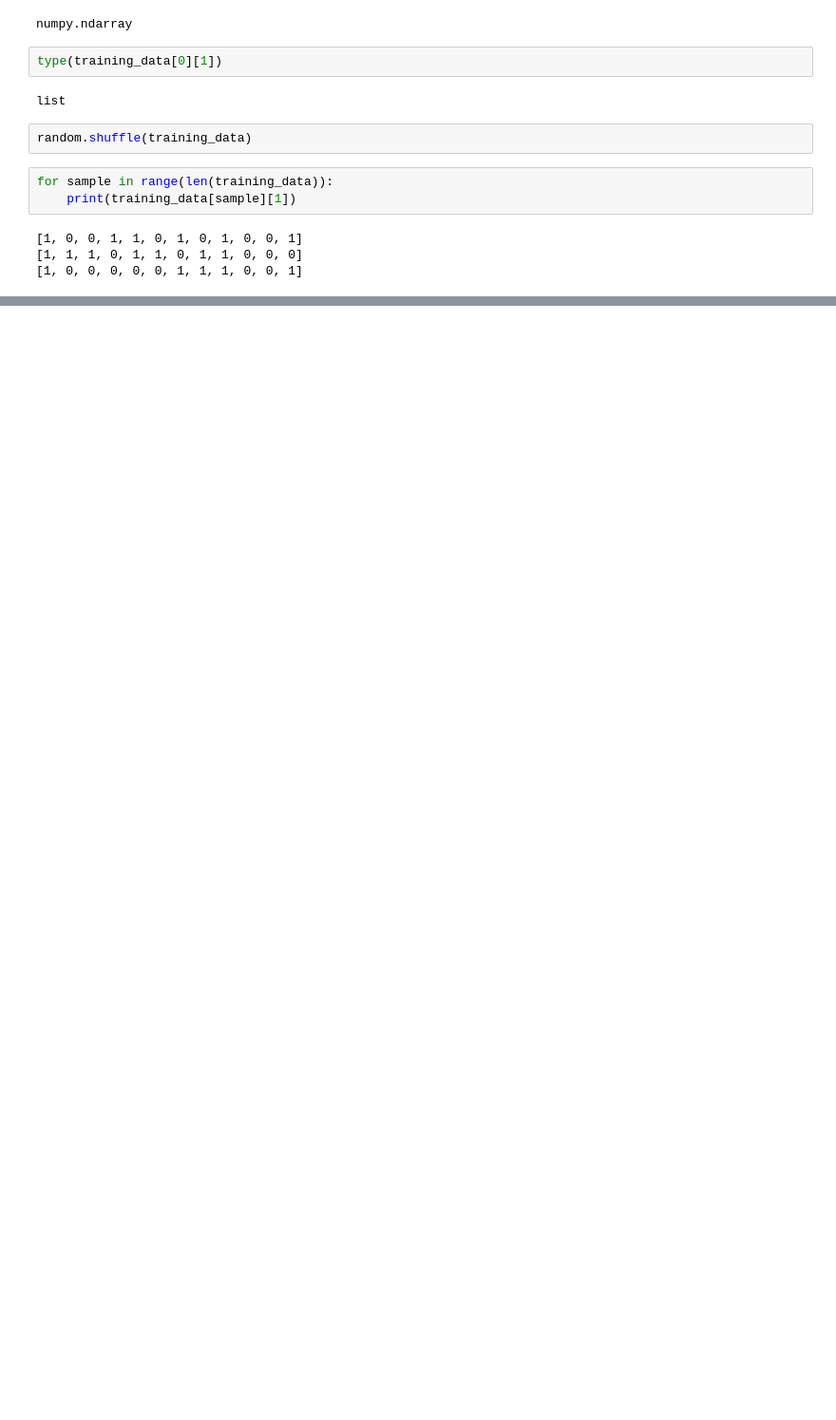
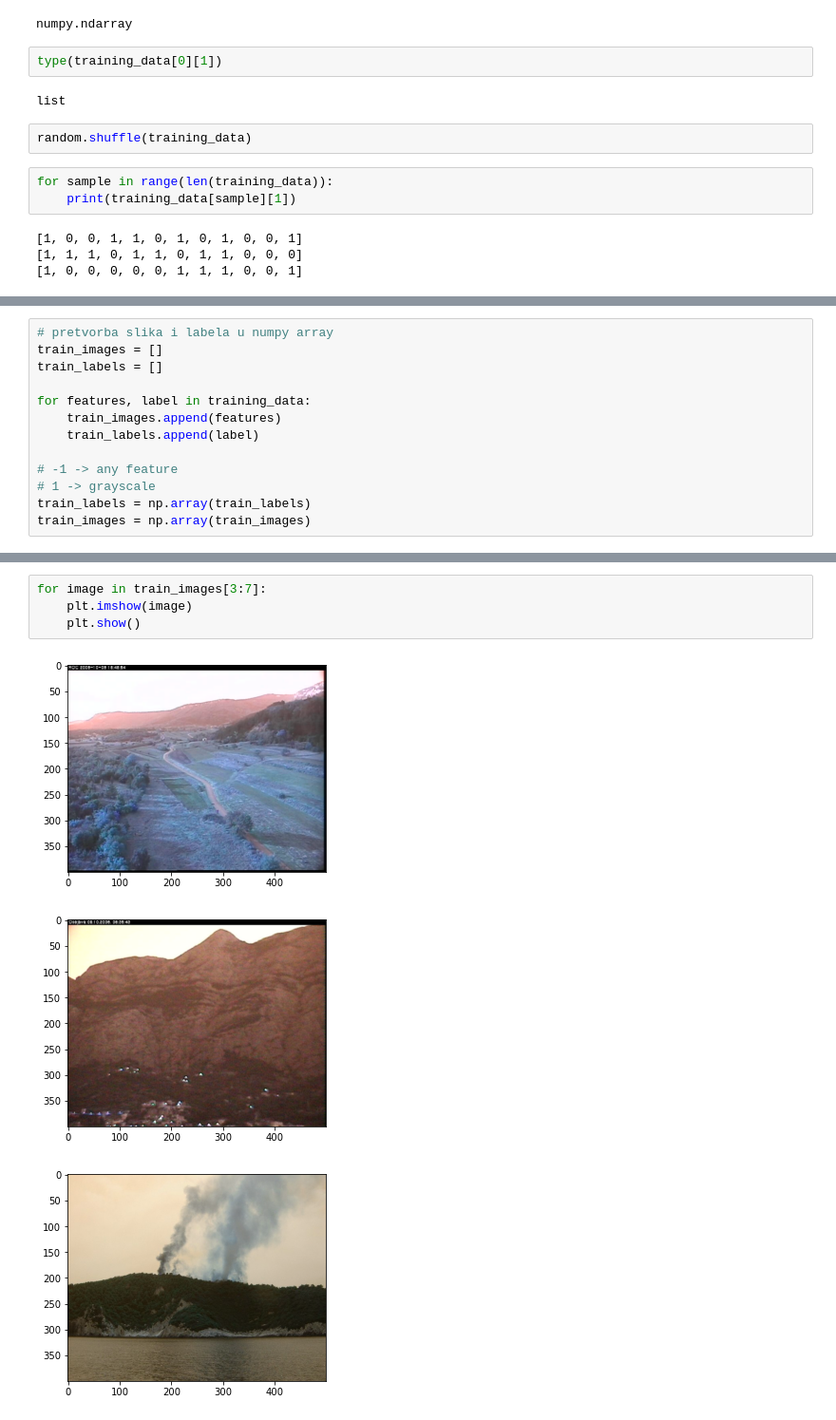
Before and after one commit to vozret/diplomski2021, a Jupyter notebook: praktični dio/proba/create-training-data-proba.ipynb, the cells around one changed output, grey strips where cells are left out. Shown at 95% size. Cells and saved outputs as stored; diff of their text form; blank space fills up the shorter version.

Commit message:
Add files via upload
kreiranje training data za manji podskup, dovršeno

```diff
--- a/praktični dio/proba/create-training-data-proba.ipynb
+++ b/praktični dio/proba/create-training-data-proba.ipynb
@@ -224,0 +222,13 @@ print(training_data[2][0])
+# %%
+# pretvorba slika i labela u numpy array
+train_images = []
+train_labels = []
+
+for features, label in training_data:
+    train_images.append(features)
+    train_labels.append(label)
+
+# -1 -> any feature
+# 1 -> grayscale
+train_labels = np.array(train_labels)
+train_images = np.array(train_images)
@@ -224,0 +251,8 @@ print(training_data[2][0])
+# %%
+for image in train_images[3:7]:
+    plt.imshow(image)
+    plt.show()
+# %% [output]
+[figure, added]
+[figure, added]
+[figure, added]
```
Also changed, not shown: parts of 13 cells of this notebook.
